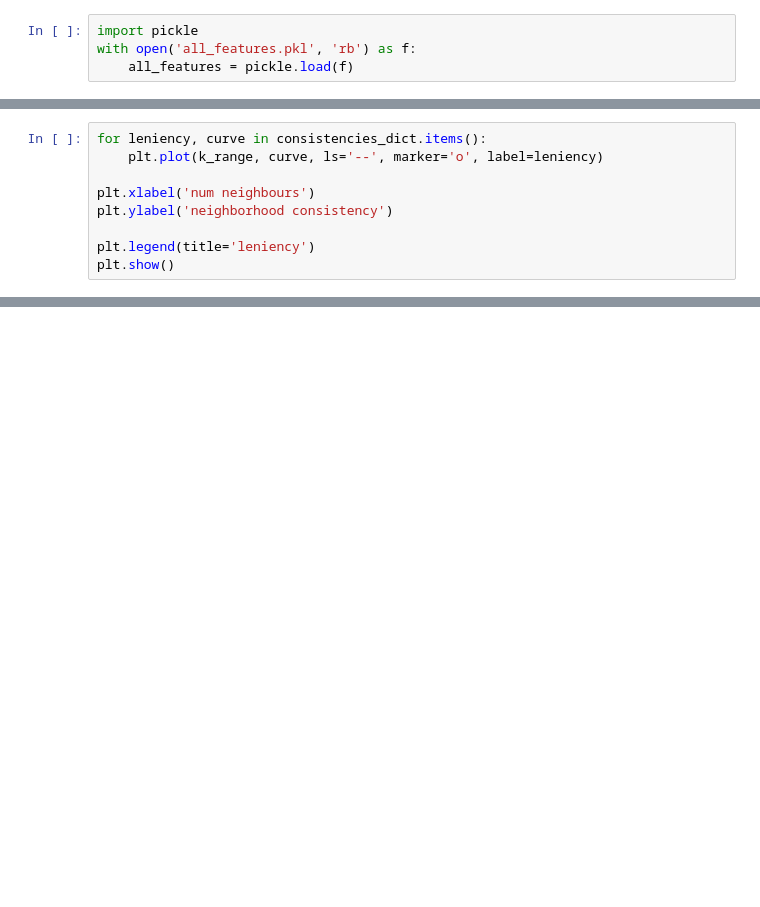
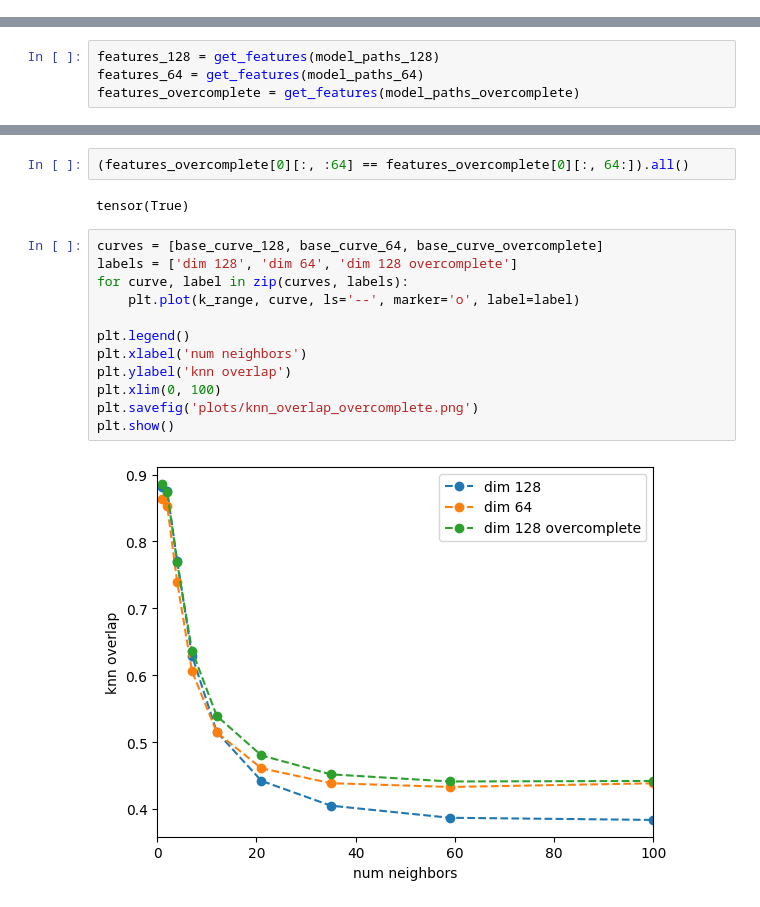
Before and after one commit to NathanSoeding/sensorium, a Jupyter notebook: small_readout_vectors/knn_consistency.ipynb, the cells around one changed output, grey strips where cells are left out. Drawn from its saved outputs; the diff is of its cells as text; blank space fills up the shorter version.

```diff
--- a/small_readout_vectors/knn_consistency.ipynb
+++ b/small_readout_vectors/knn_consistency.ipynb
@@ -39,4 +44,0 @@ array([0.01000001])
-# %%
-import pickle
-with open('all_features.pkl', 'rb') as f:
-    all_features = pickle.load(f)
@@ -43 +78,5 @@ with open('all_features.pkl', 'rb') as f:
+# %%
+features_128 = get_features(model_paths_128)
+features_64 = get_features(model_paths_64)
+features_overcomplete = get_features(model_paths_overcomplete)
 # %%
@@ -72,9 +112,0 @@ for leniency in leniency_range:
-# %%
-for leniency, curve in consistencies_dict.items():
-    plt.plot(k_range, curve, ls='--', marker='o', label=leniency)
-
-plt.xlabel('num neighbours')
-plt.ylabel('neighborhood consistency')
-
-plt.legend(title='leniency')
-plt.show()
@@ -82,0 +137,18 @@ plt.show()
+# %%
+(features_overcomplete[0][:, :64] == features_overcomplete[0][:, 64:]).all()
+# %% [output]
+tensor(True)
+# %%
+curves = [base_curve_128, base_curve_64, base_curve_overcomplete]
+labels = ['dim 128', 'dim 64', 'dim 128 overcomplete']
+for curve, label in zip(curves, labels):
+    plt.plot(k_range, curve, ls='--', marker='o', label=label)
+
+plt.legend()
+plt.xlabel('num neighbors')
+plt.ylabel('knn overlap')
+plt.xlim(0, 100)
+plt.savefig('plots/knn_overlap_overcomplete.png')
+plt.show()
+# %% [output]
+[figure, added]
```
Also changed, not shown: parts of 17 cells of this notebook, 9 other files.
